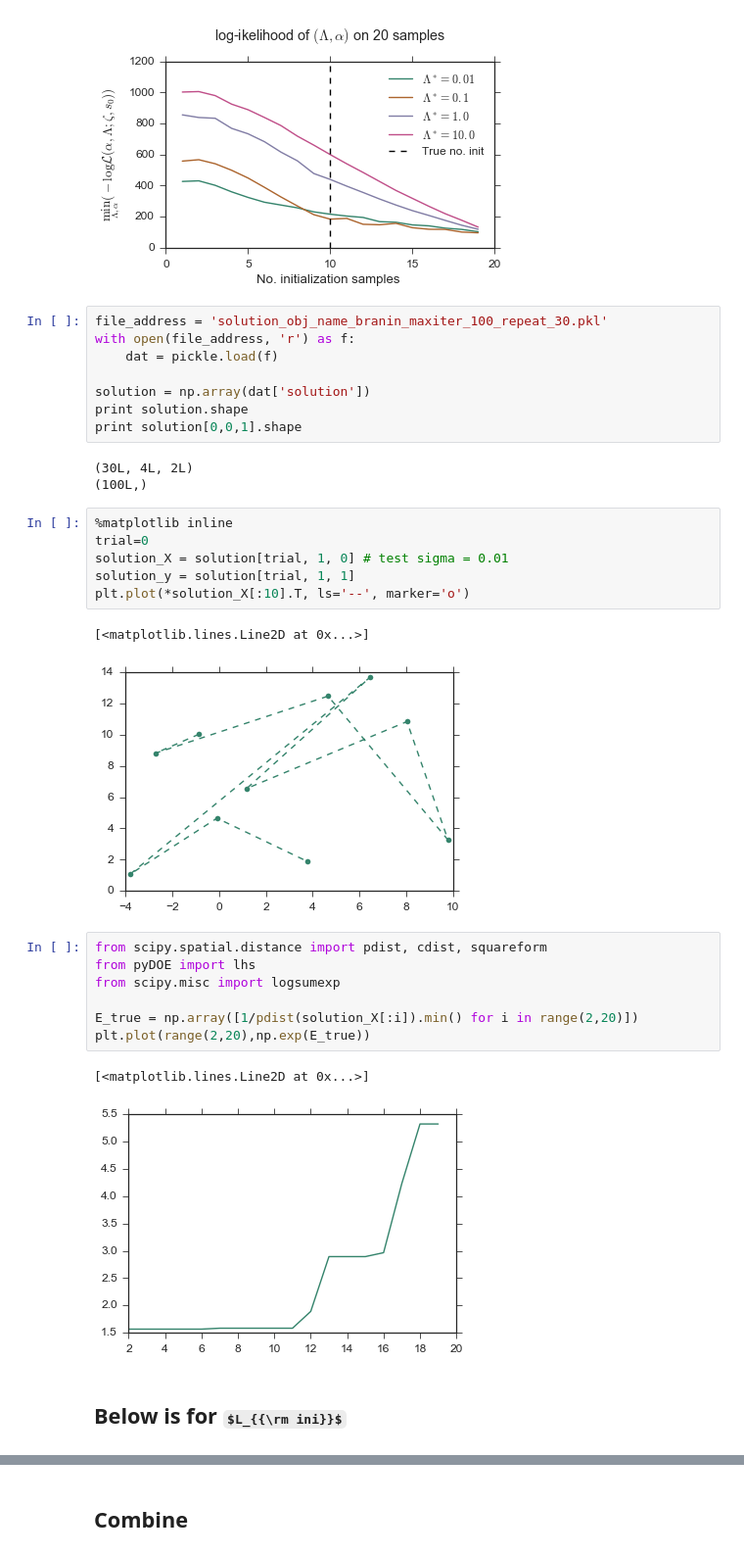
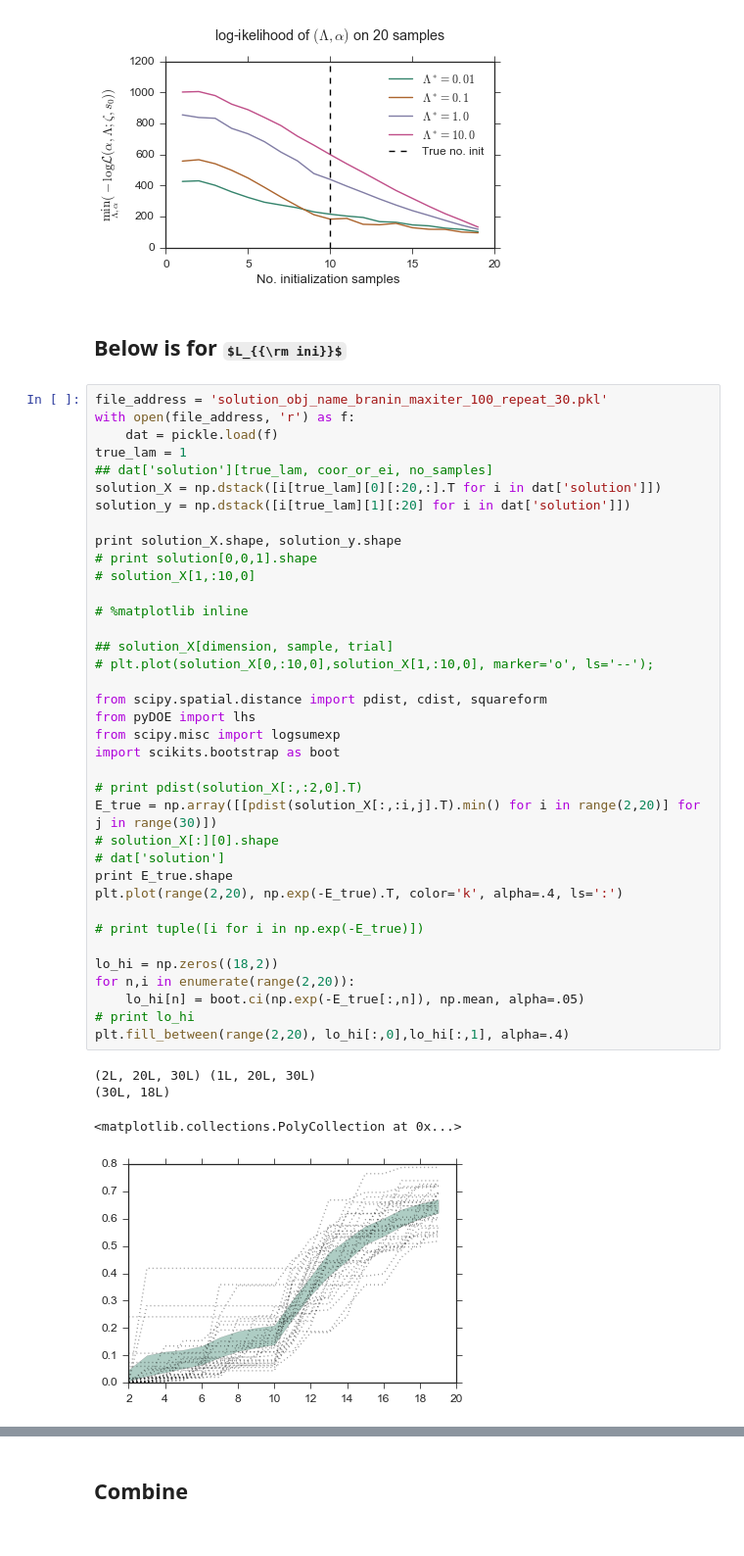
Before and after one commit to DesignInformaticsLab/EcoRacer2016, a Jupyter notebook: simulation_study/Plot_Likelihood.ipynb, the cells around one changed output, grey strips where cells are left out. Shown at 98% size. Saved outputs shown, nothing was run; the diff lists cells and outputs as text; some formulas as TeX source.

```diff
--- a/simulation_study/Plot_Likelihood.ipynb
+++ b/simulation_study/Plot_Likelihood.ipynb
@@ -148,36 +148,48 @@ plt.legend(loc=0)
 plt.tight_layout()
 # %% [output]
 [figure]
-# %%
-file_address = 'solution_obj_name_branin_maxiter_100_repeat_30.pkl'
-with open(file_address, 'r') as f:
-    dat = pickle.load(f)
-
-solution = np.array(dat['solution'])
-print solution.shape
-print solution[0,0,1].shape
-# %% [output]
-(30L, 4L, 2L)
-(100L,)
-# %%
-%matplotlib inline
-trial=0
-solution_X = solution[trial, 1, 0] # test sigma = 0.01
-solution_y = solution[trial, 1, 1]
-plt.plot(*solution_X[:10].T, ls='--', marker='o')
-# %% [output]
-[<matplotlib.lines.Line2D at 0x...>]
-[figure, removed]
-# %%
-from scipy.spatial.distance import pdist, cdist, squareform
-from pyDOE import lhs
-from scipy.misc import logsumexp
-
-E_true = np.array([1/pdist(solution_X[:i]).min() for i in range(2,20)])
-plt.plot(range(2,20),np.exp(E_true))
-# %% [output]
-[<matplotlib.lines.Line2D at 0x...>]
-[figure, removed]
 # %% [markdown]
 ## Below is for $L_{{\rm ini}}$
+# %%
+file_address = 'solution_obj_name_branin_maxiter_100_repeat_30.pkl'
+with open(file_address, 'r') as f:
+    dat = pickle.load(f)
+true_lam = 1
+## dat['solution'][true_lam, coor_or_ei, no_samples]
+solution_X = np.dstack([i[true_lam][0][:20,:].T for i in dat['solution']])
+solution_y = np.dstack([i[true_lam][1][:20] for i in dat['solution']])
+
+print solution_X.shape, solution_y.shape
+# print solution[0,0,1].shape
+# solution_X[1,:10,0]
+
+# %matplotlib inline
+
+## solution_X[dimension, sample, trial]
+# plt.plot(solution_X[0,:10,0],solution_X[1,:10,0], marker='o', ls='--');
+
+from scipy.spatial.distance import pdist, cdist, squareform
+from pyDOE import lhs
+from scipy.misc import logsumexp
+import scikits.bootstrap as boot
+
+# print pdist(solution_X[:,:2,0].T)
+E_true = np.array([[pdist(solution_X[:,:i,j].T).min() for i in range(2,20)] for j in range(30)])
+# solution_X[:][0].shape
+# dat['solution']
+print E_true.shape
+plt.plot(range(2,20), np.exp(-E_true).T, color='k', alpha=.4, ls=':')
+
+# print tuple([i for i in np.exp(-E_true)])
+
+lo_hi = np.zeros((18,2))
+for n,i in enumerate(range(2,20)):
+    lo_hi[n] = boot.ci(np.exp(-E_true[:,n]), np.mean, alpha=.05)
+# print lo_hi
+plt.fill_between(range(2,20), lo_hi[:,0],lo_hi[:,1], alpha=.4)
+# %% [output]
+(2L, 20L, 30L) (1L, 20L, 30L)
+(30L, 18L)
+<matplotlib.collections.PolyCollection at 0x...>
+[figure, added]
 # %%
```
Also changed, not shown: parts of 2 cells of this notebook, 8 other files.
